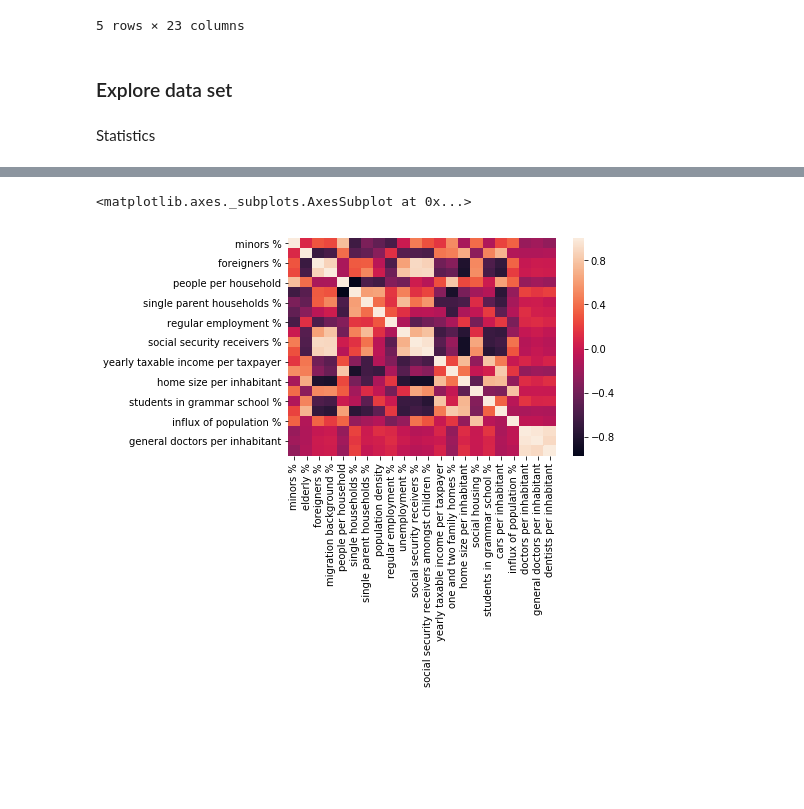
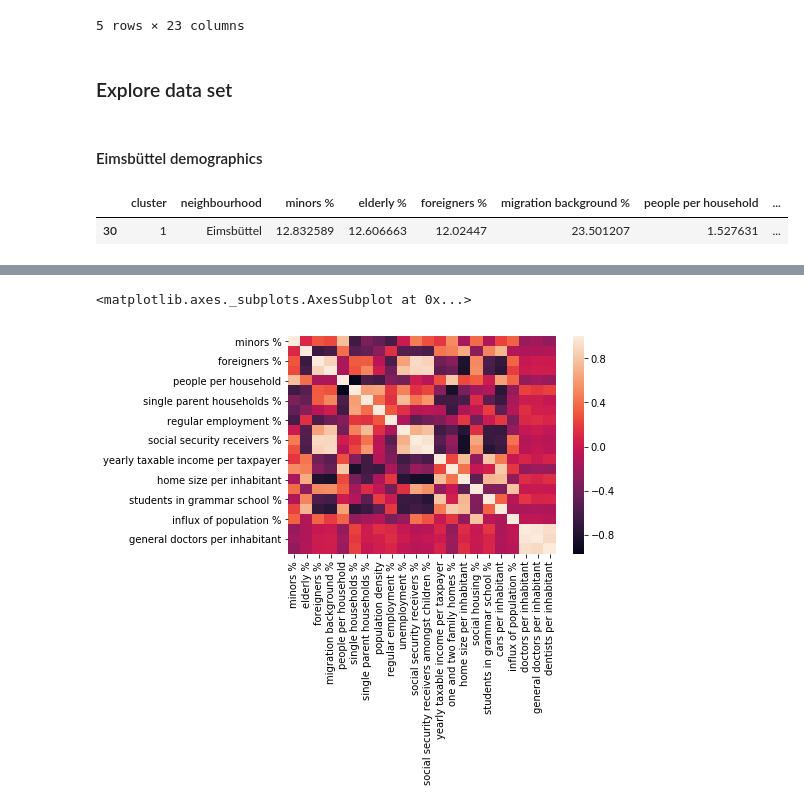
Before and after one commit to fgna/coursera, a Jupyter notebook: Hamburg Neighbourhoods.ipynb, the cells around one changed output, grey strips where cells are left out. Saved outputs shown, nothing was run; the diff lists cells and outputs as text; code cells hidden in the pictures; blank space fills up the shorter version.

```diff
--- a/Hamburg Neighbourhoods.ipynb
+++ b/Hamburg Neighbourhoods.ipynb
@@ -268,5 +268,11 @@ df_data.tail()
 5 rows × 23 columns
 # %% [markdown]
 ### Explore data set
-# %% [markdown]
-Statistics
+# %% [markdown]
+#### Eimsbüttel demographics
+# %%
+pd.set_option('display.max_columns', 25)
+df_data[df_data.neighbourhood == "Eimsbüttel"]
+# %% [output]
+|  | cluster | neighbourhood | minors % | elderly % | foreigners % | migration background % | people per household | ... |
+| 30 | 1 | Eimsbüttel | 12.832589 | 12.606663 | 12.02447 | 23.501207 | 1.527631 | ... |
```
Also changed, not shown: parts of 16 cells of this notebook.
